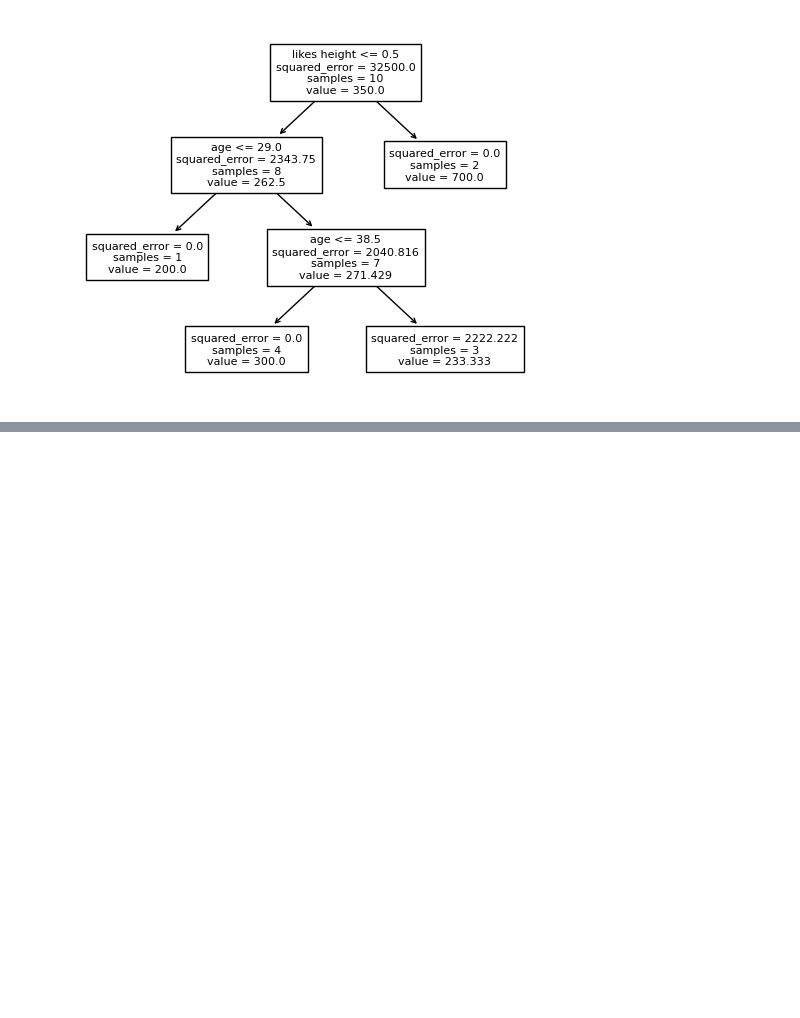
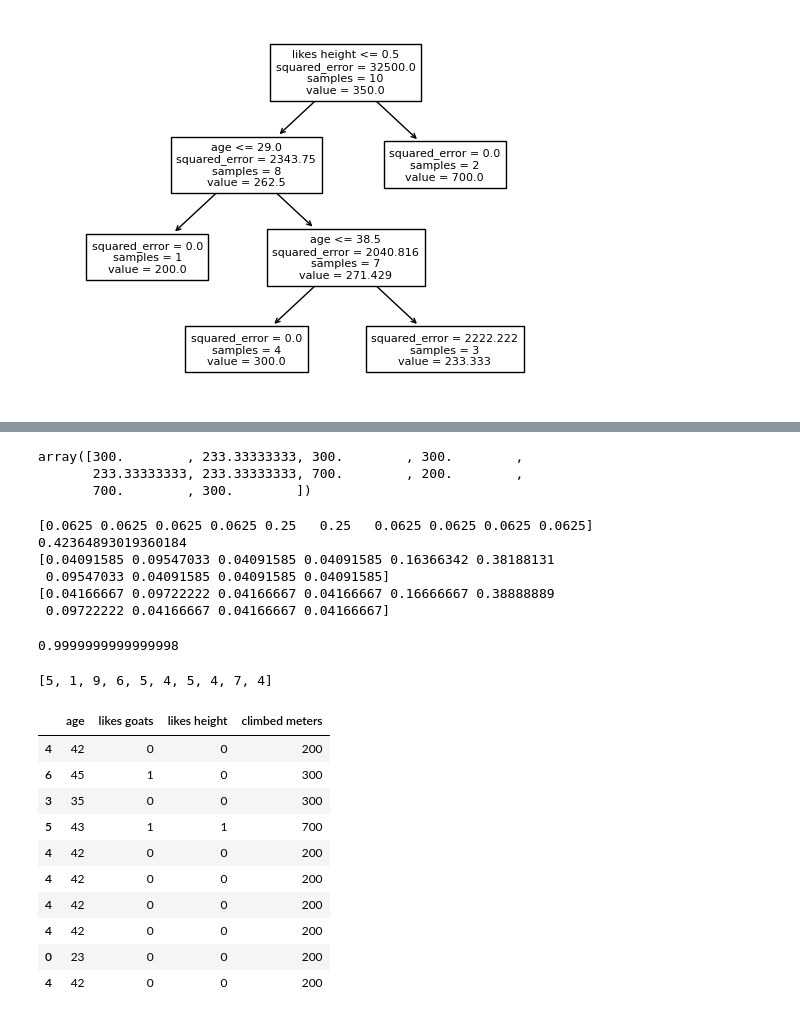
Before and after one commit to froukje/datamapu, a Jupyter notebook: notebooks/code_examples.ipynb, the cells around one changed output, grey strips where cells are left out. Drawn from its saved outputs; the diff is of its cells as text; code cells hidden in the pictures; blank space fills up the shorter version.

```diff
--- a/notebooks/code_examples.ipynb
+++ b/notebooks/code_examples.ipynb
@@ -710,0 +729,57 @@ tree.plot_tree(dt1, feature_names=['age', 'likes goats', 'likes height'], fontsi
+# %%
+dt2.predict(X)
+# %% [output]
+array([300.        , 233.33333333, 300.        , 300.        ,
+       233.33333333, 233.33333333, 700.        , 200.        ,
+       700.        , 300.        ])
+# %%
+# update weights
+w_oldp = 0.0625 # initial weights
+w_oldn = 0.25
+# only the second sample was misclassified
+weights_old = np.array([w_oldp, w_oldp, w_oldp, w_oldp, w_oldn, w_oldn, w_oldp, w_oldp, w_oldp, w_oldp])
+print(weights_old)
+err = 0.3 # 1 misclassification after first iteration
+alpha = 1/2 *np.log((1-err)/err)
+print(alpha)
+w_p = np.exp(-alpha)
+w_n = np.exp(alpha)
+# only the second sample was misclassified
+weights = weights_old * np.array([w_p, w_n, w_p, w_p, w_p, w_n, w_n, w_p, w_p, w_p])
+print(weights)
+weights = weights/np.sum(weights)
+print(weights)
+# %% [output]
+[0.0625 0.0625 0.0625 0.0625 0.25   0.25   0.0625 0.0625 0.0625 0.0625]
+0.42364893019360184
+[0.04091585 0.09547033 0.04091585 0.04091585 0.16366342 0.38188131
+ 0.09547033 0.04091585 0.04091585 0.04091585]
+[0.04166667 0.09722222 0.04166667 0.04166667 0.16666667 0.38888889
+ 0.09722222 0.04166667 0.04166667 0.04166667]
+# %%
+weights[0]+weights[1] + weights[2] + weights[3] +weights[4]+weights[5]+weights[6]+weights[7]+weights[8]+weights[9]
+# %% [output]
+0.9999999999999998
+# %%
+idx = []
+for i in range(len(df)):
+    idx = idx + [np.random.choice(np.arange(0, 10), p=weights)]
+idx
+# %% [output]
+[5, 1, 9, 6, 5, 4, 5, 4, 7, 4]
+# %%
+idx = [5, 1, 9, 6, 5, 4, 5, 4, 7, 4]
+df3 = df2.iloc[idx]
+df3
+# %% [output]
+|  | age | likes goats | likes height | climbed meters |
+| 4 | 42 | 0 | 0 | 200 |
+| 6 | 45 | 1 | 0 | 300 |
+| 3 | 35 | 0 | 0 | 300 |
+| 5 | 43 | 1 | 1 | 700 |
+| 4 | 42 | 0 | 0 | 200 |
+| 4 | 42 | 0 | 0 | 200 |
+| 4 | 42 | 0 | 0 | 200 |
+| 4 | 42 | 0 | 0 | 200 |
+| 0 | 23 | 0 | 0 | 200 |
+| 4 | 42 | 0 | 0 | 200 |
```
Also changed, not shown: parts of 9 cells of this notebook, 22 other files.
